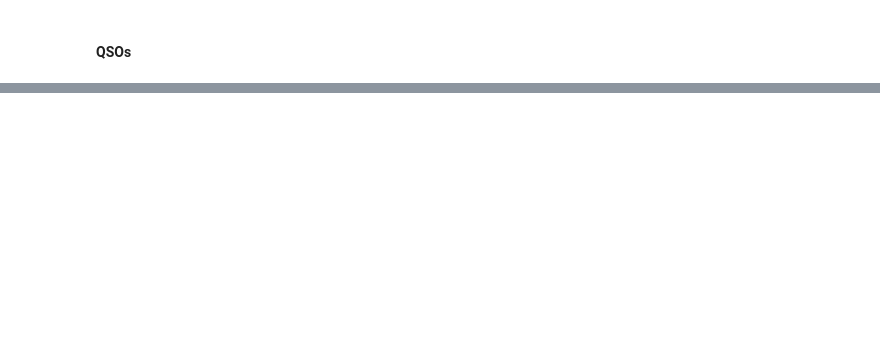
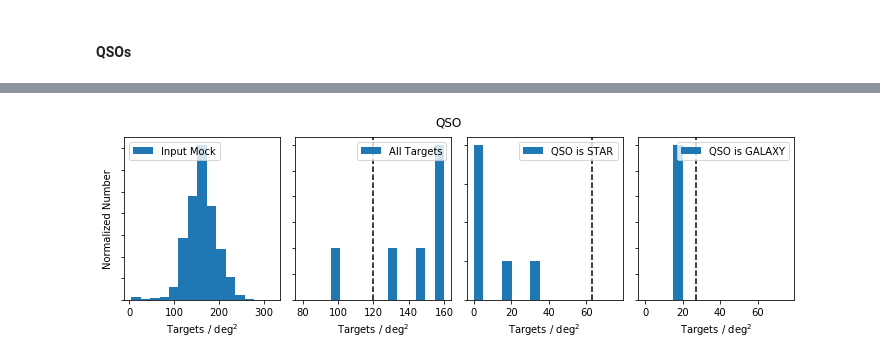
Before and after one commit to desihub/desitarget, a Jupyter notebook: doc/nb/mock-qa.ipynb, the cells around one changed output, grey strips where cells are left out. Drawn from its saved outputs; the diff is of its cells as text; code cells hidden in the pictures; blank space fills up the shorter version.

```diff
--- a/doc/nb/mock-qa.ipynb
+++ b/doc/nb/mock-qa.ipynb
@@ -380,34 +475,48 @@ def target_density(prefix, targets, truth):
 
     density = Table()
     density.add_column(Column(name='BRICKNAME', length=nbrick, dtype='U10'))
-    density.add_column(Column(name='RA', length=nbrick, dtype='f4'))
-    density.add_column(Column(name='DEC', length=nbrick, dtype='f4'))
     # ELGs
     density.add_column(Column(name='ELG_TARGETS', length=nbrick, dtype='f4'))
+    density.add_column(Column(name='ELG_IS_RIGHTZ', length=nbrick, dtype='f4'))
     density.add_column(Column(name='ELG_IS_LOZ', length=nbrick, dtype='f4'))
     density.add_column(Column(name='ELG_IS_HIZ', length=nbrick, dtype='f4'))
     density.add_column(Column(name='ELG_IS_STAR', length=nbrick, dtype='f4'))
+    density.add_column(Column(name='ELG_IS_QSO', length=nbrick, dtype='f4'))
     # QSOs
     density.add_column(Column(name='QSO_TARGETS', length=nbrick, dtype='f4'))
     density.add_column(Column(name='QSO_IS_GALAXY', length=nbrick, dtype='f4'))
     density.add_column(Column(name='QSO_IS_STAR', length=nbrick, dtype='f4'))
 
     for ii, brick in enumerate(ubricks):
-        indx = np.where(brick == allbricks)[0]
         density['BRICKNAME'][ii] = brick
-        density['RA'][ii] = float(brick[:4]) / 10.0
-        density['DEC'][ii] = float(brick[5:9]) / 10.0
         # ELGs
-        mask = (targets['DESI_TARGET'][indx] & desi_mask.mask('ELG')) != 0
-        density['ELG_TARGETS'][ii] = np.sum(mask) / brickarea
-        density['ELG_IS_LOZ'][ii] = np.sum(mask & (truth['TRUEZ'][indx] < 0.6)) / brickarea
-        density['ELG_IS_HIZ'][ii] = np.sum(mask & (truth['TRUEZ'][indx] > 1.6)) / brickarea
-        density['ELG_IS_STAR'][ii] = np.sum(mask & (truth['TRUESPECTYPE'][indx] == bytes('STAR', 'utf-8'))) / brickarea
+        onbrick = brick == allbricks
+
+        elg = onbrick * ( (targets['DESI_TARGET'] & desi_mask.mask('ELG')) != 0 )
+        density['ELG_TARGETS'][ii] = np.sum( elg ) / brickarea
+
+        density['ELG_IS_RIGHTZ'][ii] = np.sum( elg *
+                                              (truth['TRUEZ'] > 0.6) *
+                                              (truth['TRUEZ'] < 1.6)
+                                             ) / brickarea
+        density['ELG_IS_LOZ'][ii] = np.sum( elg * (truth['TRUEZ'] < 0.6)) / brickarea
+        density['ELG_IS_HIZ'][ii] = np.sum( elg * (truth['TRUEZ'] > 1.6)) / brickarea
+        density['ELG_IS_STAR'][ii] = np.sum( elg *
+                                            ( (truth['CONTAM_TARGET'] & contam_mask.mask('ELG_IS_STAR')) != 0 )
+                                           ) / brickarea
+        density['ELG_IS_QSO'][ii] = np.sum( elg *
+                                           ( (truth['CONTAM_TARGET'] & contam_mask.mask('ELG_IS_QSO')) != 0 )
+                                          ) / brickarea
+
         # QSOs
-        mask = (targets['DESI_TARGET'][indx] & desi_mask.mask('QSO')) != 0
-        density['QSO_TARGETS'][ii] = np.sum(mask) / brickarea
-        density['QSO_IS_GALAXY'][ii] = np.sum(mask & (truth['TRUESPECTYPE'][indx] == bytes('GALAXY', 'utf-8'))) / brickarea
-        density['QSO_IS_STAR'][ii] = np.sum(mask & (truth['TRUESPECTYPE'][indx] == bytes('STAR', 'utf-8'))) / brickarea
+        qso = onbrick * ( (targets['DESI_TARGET'] & desi_mask.mask('QSO')) != 0 )
+        density['QSO_TARGETS'][ii] = np.sum( qso ) / brickarea
+        density['QSO_IS_GALAXY'][ii] = np.sum( qso *
+                                           ( (truth['CONTAM_TARGET'] & contam_mask.mask('QSO_IS_GALAXY')) != 0 )
+                                          ) / brickarea
+        density['QSO_IS_STAR'][ii] = np.sum( qso *
+                                           ( (truth['CONTAM_TARGET'] & contam_mask.mask('QSO_IS_STAR')) != 0 )
+                                          ) / brickarea
 
     return density
 # %%
@@ -696,0 +868,4 @@ qaplot_qso_density(density)
+# %%
+qaplot_qso_density(density, mockdensity)
+# %% [output]
+[figure, added]
```
Also changed, not shown: parts of 32 cells of this notebook, 2 other files.
